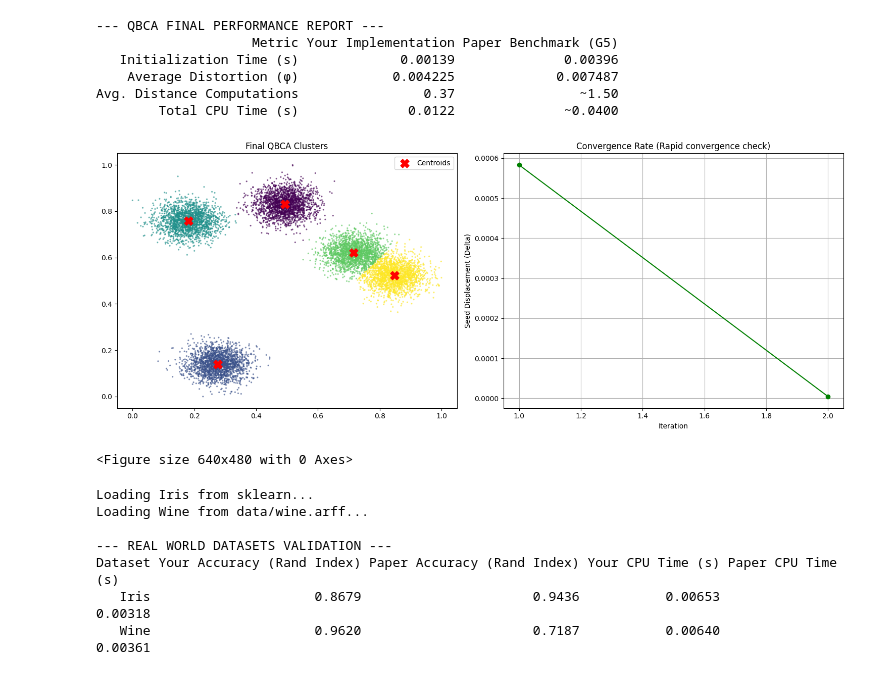
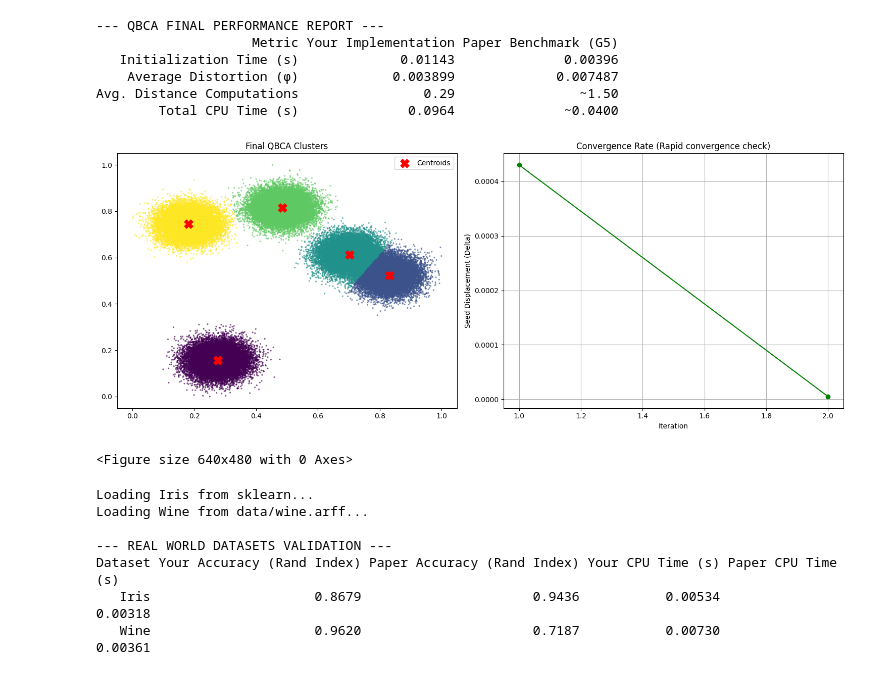
Before and after one commit to luisgrewe/URL, a Jupyter notebook: main_analysis.ipynb, the cells around one changed output. Drawn from its saved outputs; the diff is of its cells as text; code cells hidden in the pictures.

Commit message:
Add adapted comments and increased sample size

```diff
--- a/main_analysis.ipynb
+++ b/main_analysis.ipynb
@@ -13,28 +13,26 @@ from sklearn.metrics import rand_score
 
 from qbca import QBCA
 
-# 1. Setup: Generate synthetic data to match "Gaussian (5)"
-n_samples = 10000
+# Generate synthetic data to match "Gaussian (5)"
+n_samples = 100000
 X_raw, _ = make_blobs(n_samples=n_samples, centers=5, n_features=2, random_state=42)
 
-# CRITICAL FIX: Scale the data to [0, 1] so the spatial distortion
+# Scale the data to [0, 1] so the spatial distortion
 # matches the mathematical scale of the paper's G5 dataset.
 scaler = MinMaxScaler()
 X = scaler.fit_transform(X_raw)
 
-# 2. Execution
-# Note: Because the data space is now [0,1], the shifts are smaller.
 # A threshold of 1e-5 is more appropriate to ensure full convergence.
 model = QBCA(k=5, threshold=0.00001, max_iter=30)
 start_total = time.time()
 labels, centers, history = model.fit(X)
 end_total = time.time()
 
-# 3. Metric Calculation [cite: 563, 566]
+# Metric Calculation
 avg_distortion, avg_dist_comp = model.get_metrics(X, labels)
 total_cpu_time = end_total - start_total
 
-# 4. Comparative Report Generation
+# Comparative Report Generation
 report_data = {
     "Metric": [
         "Initialization Time (s)",
@@ -56,40 +54,40 @@ report_data = {
     ]
 }
 
 df_report = pd.DataFrame(report_data)
 print("--- QBCA FINAL PERFORMANCE REPORT ---")
 print(df_report.to_string(index=False))
 
-# 5. Visualization [cite: 284, 351]
+# Visualization
 fig, (ax1, ax2) = plt.subplots(1, 2, figsize=(15, 6))
 
 # Cluster Plot
 ax1.scatter(X[:, 0], X[:, 1], c=labels, s=2, cmap='viridis', alpha=0.5)
 ax1.scatter(centers[:, 0], centers[:, 1], c='red', marker='X', s=150, label='Centroids')
 ax1.set_title("Final QBCA Clusters")
 ax1.legend()
 
-# Convergence Plot [cite: 394]
+# Convergence Plot
 shifts = [h['shift'] for h in history]
 ax2.plot(range(1, len(shifts) + 1), shifts, marker='o', color='green')
 ax2.set_xlabel("Iteration")
 ax2.set_ylabel("Seed Displacement (Delta)")
 ax2.set_title("Convergence Rate (Rapid convergence check)")
 ax2.grid(True)
 
 plt.tight_layout()
 
 plt.show()
 plt.tight_layout()
 plt.show()
 # %% [output]
 --- QBCA FINAL PERFORMANCE REPORT ---
                     Metric Your Implementation Paper Benchmark (G5)
-   Initialization Time (s)             0.00139              0.00396
-    Average Distortion (φ)            0.004225             0.007487
-Avg. Distance Computations                0.37                ~1.50
-        Total CPU Time (s)              0.0122              ~0.0400
+   Initialization Time (s)             0.01143              0.00396
+    Average Distortion (φ)            0.003899             0.007487
+Avg. Distance Computations                0.29                ~1.50
+        Total CPU Time (s)              0.0964              ~0.0400
-[figure, old version]
+[figure, new version]
 <Figure size 640x480 with 0 Axes>
 # %%
 def evaluate_iris():
@@ -169,5 +167,5 @@ Loading Wine from data/wine.arff...
 
 --- REAL WORLD DATASETS VALIDATION ---
 Dataset Your Accuracy (Rand Index) Paper Accuracy (Rand Index) Your CPU Time (s) Paper CPU Time (s)
-   Iris                     0.8679                      0.9436           0.00653            0.00318
-   Wine                     0.9620                      0.7187           0.00640            0.00361
+   Iris                     0.8679                      0.9436           0.00534            0.00318
+   Wine                     0.9620                      0.7187           0.00730            0.00361
```
